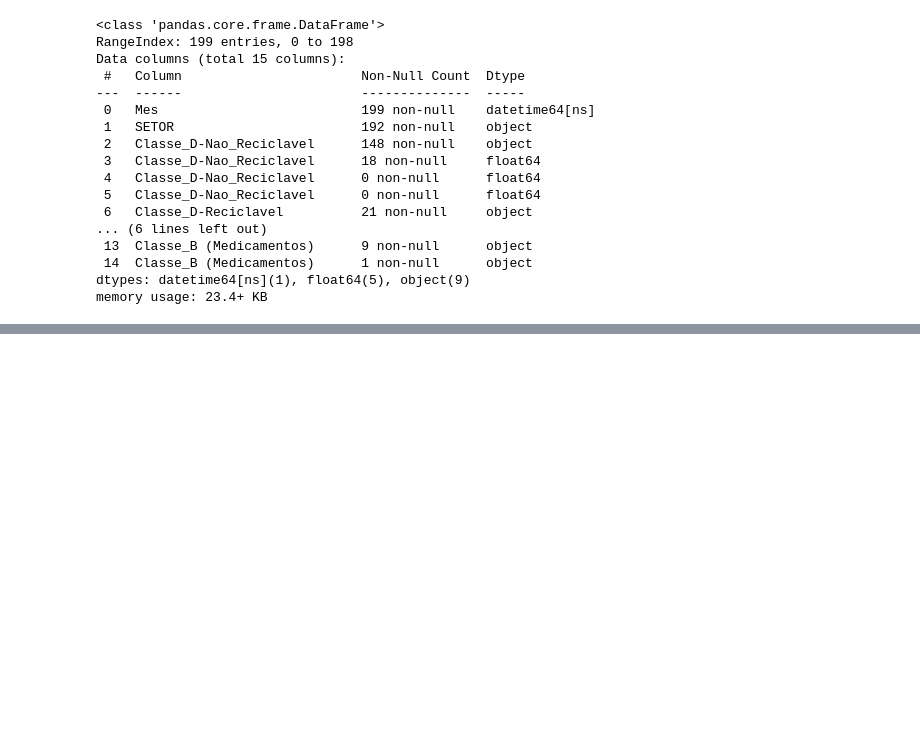
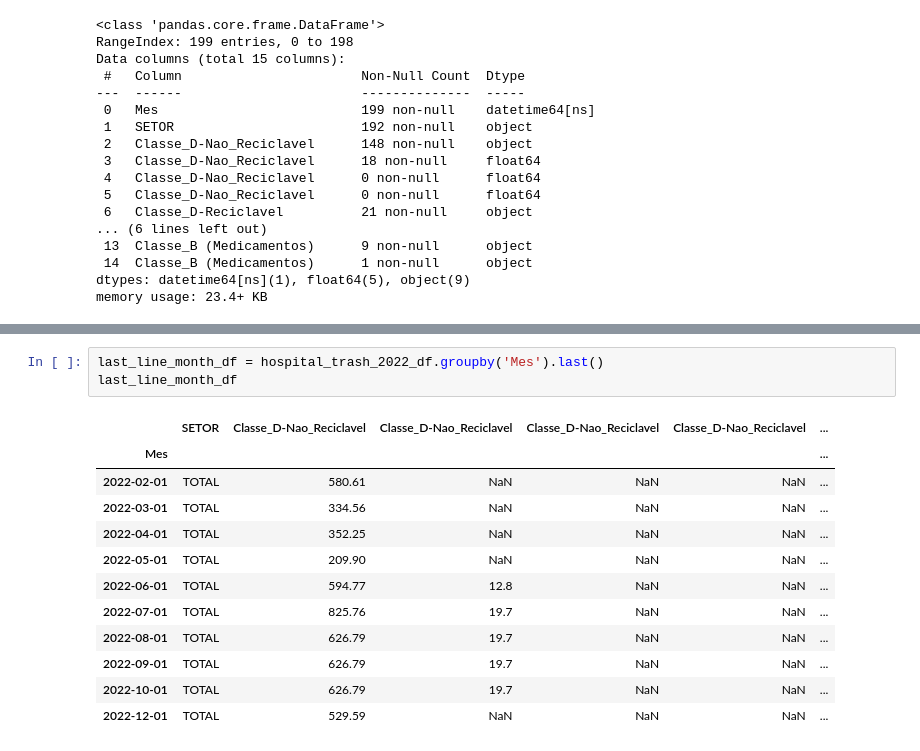
Before and after one commit to Gabyzera/hospital-trash-analysis, a Jupyter notebook: src/main.ipynb, the cells around one changed output, grey strips where cells are left out. Saved outputs shown, nothing was run; the diff lists cells and outputs as text; blank space fills up the shorter version.

```diff
--- a/src/main.ipynb
+++ b/src/main.ipynb
@@ -273,0 +293,16 @@ memory usage: 23.4+ KB
+# %%
+last_line_month_df = hospital_trash_2022_df.groupby('Mes').last()
+last_line_month_df
+# %% [output]
+|  | SETOR | Classe_D-Nao_Reciclavel | Classe_D-Nao_Reciclavel | Classe_D-Nao_Reciclavel | Classe_D-Nao_Reciclavel | ... |
+| Mes |  |  |  |  |  | ... |
+| 2022-02-01 | TOTAL | 580.61 | NaN | NaN | NaN | ... |
+| 2022-03-01 | TOTAL | 334.56 | NaN | NaN | NaN | ... |
+| 2022-04-01 | TOTAL | 352.25 | NaN | NaN | NaN | ... |
+| 2022-05-01 | TOTAL | 209.90 | NaN | NaN | NaN | ... |
+| 2022-06-01 | TOTAL | 594.77 | 12.8 | NaN | NaN | ... |
+| 2022-07-01 | TOTAL | 825.76 | 19.7 | NaN | NaN | ... |
+| 2022-08-01 | TOTAL | 626.79 | 19.7 | NaN | NaN | ... |
+| 2022-09-01 | TOTAL | 626.79 | 19.7 | NaN | NaN | ... |
+| 2022-10-01 | TOTAL | 626.79 | 19.7 | NaN | NaN | ... |
+| 2022-12-01 | TOTAL | 529.59 | NaN | NaN | NaN | ... |
```
Also changed, not shown: parts of 3 cells of this notebook.
